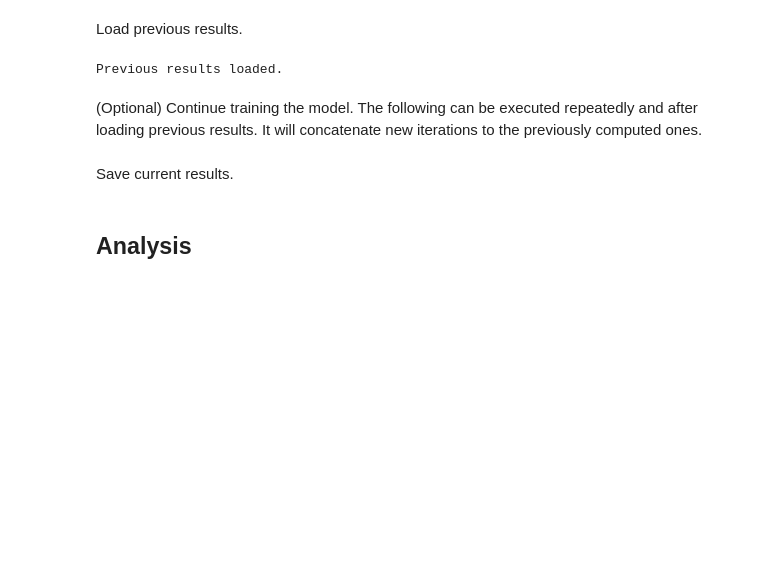
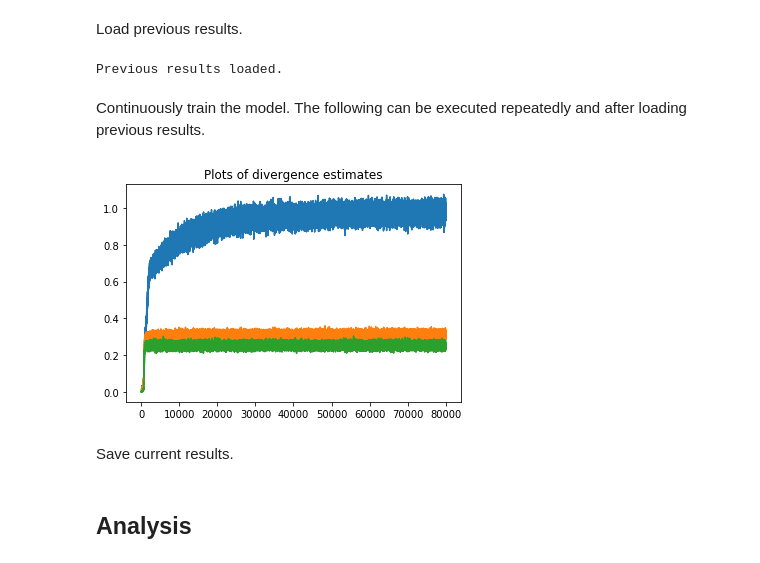
Before and after one commit to ThomasHuang168/testBinder, a Jupyter notebook: MixedGaussian_MINEE.ipynb, the cells around one changed output. Saved outputs shown, nothing was run; the diff lists cells and outputs as text; code cells hidden in the pictures; blank space fills up the shorter version.

```diff
--- a/MixedGaussian_MINEE.ipynb
+++ b/MixedGaussian_MINEE.ipynb
@@ -93,29 +93,31 @@ if load_available and os.path.exists(chkpt_name):
 # %% [output]
 Previous results loaded.
 # %% [markdown]
-(Optional) Continue training the model. The following can be executed repeatedly and after loading previous results. It will concatenate new iterations to the previously computed ones.
+Continuously train the model. The following can be executed repeatedly and after loading previous results.
 # %%
-continue_train = False  # set to True to continue to train
-num_big_steps = 10    # number of small steps: intermediate worked show after num_small_steps iterat
+continue_train = True  # set to True to continue to train
+num_big_steps = 10     # number of small steps
 num_small_steps = 200  # number of big steps
 if continue_train:
     for k in range(num_big_steps):
         for j in range(num_small_steps):
             dXY_list = np.append(dXY_list, np.zeros((rep, 1)), axis=1)
             dX_list = np.append(dX_list, np.zeros((rep, 1)), axis=1)
             dY_list = np.append(dY_list, np.zeros((rep, 1)), axis=1)
             for i in range(rep):
                 minee_list[i].step()
                 dXY_list[i, -1], dX_list[i, -1], dY_list[i, -1] = minee_list[i].forward()
         # To show intermediate works
         for i in range(rep):
             plt.plot(dXY_list[i, :],label='dXY')
             plt.plot(dX_list[i, :],label='dX')
             plt.plot(dY_list[i, :],label='dY')
             plt.title('Plots of divergence estimates')
         display.clear_output(wait=True)
         display.display(plt.gcf())
     display.clear_output()
+# %% [output]
+[figure, added]
 # %% [markdown]
 Save current results.
 # %%
```
Also changed, not shown: parts of 1 cell of this notebook, 42 other files.
